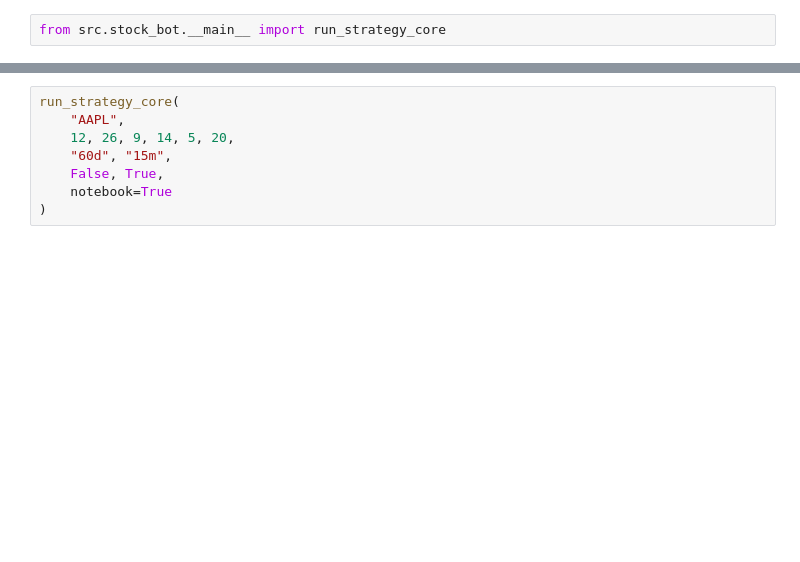
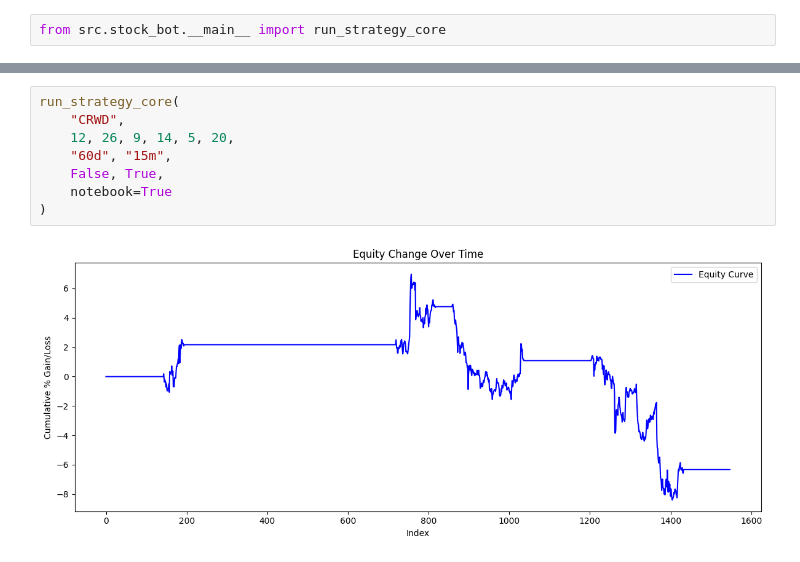
Before and after one commit to PDS-callum/volatile_stock_trader, a Jupyter notebook: testing.ipynb, the cells around one changed output, grey strips where cells are left out. Cells and saved outputs as stored; diff of their text form; blank space fills up the shorter version.

Commit message:
feat: changed notebook graphs to mpl

```diff
--- a/testing.ipynb
+++ b/testing.ipynb
@@ -11,10 +13,12 @@ run_strategy_core(
 # %%
 run_strategy_core(
-    "AAPL",
+    "CRWD",
     12, 26, 9, 14, 5, 20,
     "60d", "15m",
     False, True,
     notebook=True
 )
+# %% [output]
+[figure, added]
 # %%
 run_strategy_core(
```
Also changed, not shown: parts of 3 cells of this notebook, 3 other files.
